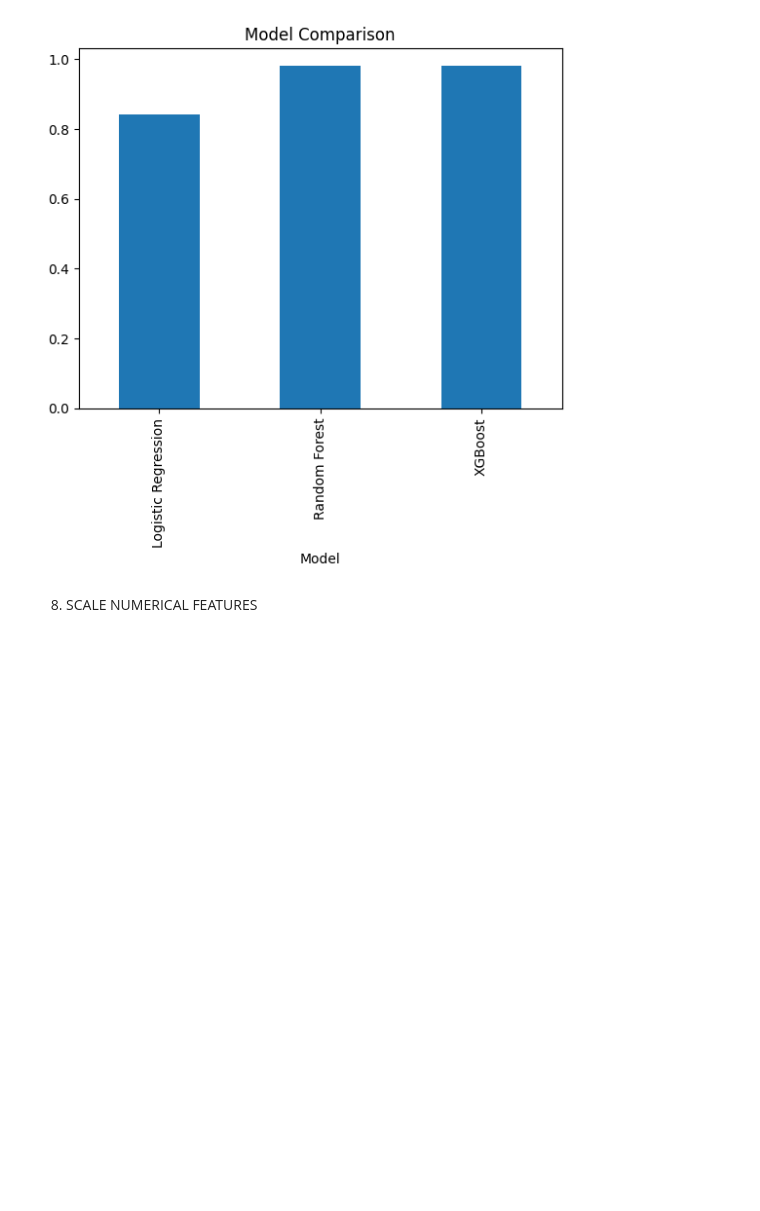
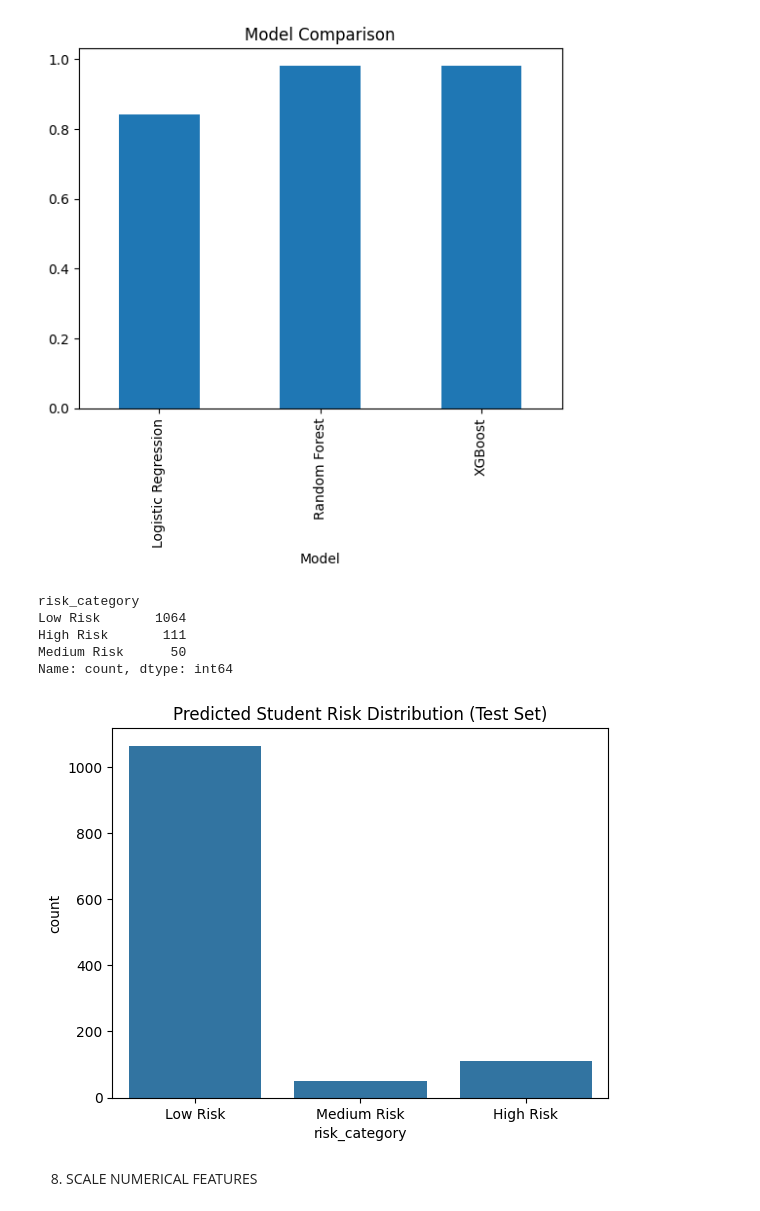
Before and after one commit to KSaubhagya/Prediction-Module, a Jupyter notebook: Risk_Prediction.ipynb, the cells around one changed output. Saved outputs shown, nothing was run; the diff lists cells and outputs as text; code cells hidden in the pictures; blank space fills up the shorter version.

```diff
--- a/Risk_Prediction.ipynb
+++ b/Risk_Prediction.ipynb
@@ -297,8 +350,6 @@ Name: count, dtype: int64
 features = [
     "attendance_percentage",
     "assessment_score",
-    "assessment_ratio",
-    "weighted_score",
     "click_count",
     "login_frequency",
     "time_spent_lms",
@@ -310,7 +361,7 @@ features = [
     "week_number"
 ]
 # %%
-target = "risk_category"
+target = "target_fail"
 # %%
 # encode target
 from sklearn.preprocessing import LabelEncoder
@@ -369,13 +409,10 @@ Please also refer to the documentation for alternative solver options:
 # %%
 #Random Forest
 from sklearn.ensemble import RandomForestClassifier
-rf = RandomForestClassifier(
-    n_estimators=200,
-    random_state=42
-)
-
+rf = RandomForestClassifier(n_estimators=200, random_state=42)
 rf.fit(X_train, y_train)
 pred_rf = rf.predict(X_test)
+proba_rf = rf.predict_proba(X_test)[:, 1]   # P(fail)
 print("Accuracy:", accuracy_score(y_test, pred_rf))
 print(classification_report(y_test, pred_rf))
 # %% [output]
@@ -406,14 +522,13 @@ plt.show()
 from xgboost import XGBClassifier
 
 xgb = XGBClassifier(
-    objective="multi:softmax",
-    num_class=3,
-    random_state=42,
-    eval_metric="mlogloss"
+    objective="binary:logistic",
+    eval_metric="logloss",
+    random_state=42
 )
-
 xgb.fit(X_train, y_train)
 pred_xgb = xgb.predict(X_test)
+proba_xgb = xgb.predict_proba(X_test)[:, 1]   # P(fail)
 print("Accuracy:", accuracy_score(y_test, pred_xgb))
 print(classification_report(y_test, pred_xgb))
 # %% [output]
@@ -470,6 +584,46 @@ plt.show()
 1        Random Forest  0.981224
 2              XGBoost  0.982041
 [figure]
+# %%
+# ---------- Convert failure probability to risk level ----------
+
+# Choose the best model's probabilities (swap in proba_rf or proba_lr if preferred)
+fail_proba = proba_xgb
+
+# Thresholds based on early-warning-system literature: students with
+# >=60% predicted failure probability are flagged High Risk, 30-59% Medium,
+# <30% Low. Adjust these cut points to match the specific papers you're citing.
+def assign_risk_from_prob(p):
+    if p >= 0.60:
+        return "High Risk"
+    elif p >= 0.30:
+        return "Medium Risk"
+    else:
+        return "Low Risk"
+
+risk_labels = pd.Series(fail_proba).apply(assign_risk_from_prob)
+
+results_df = X_test.copy()
+results_df["actual_fail"] = y_test.values
+results_df["predicted_fail_proba"] = fail_proba
+results_df["risk_category"] = risk_labels.values
+
+print(results_df["risk_category"].value_counts())
+
+sns.countplot(
+    data=results_df,
+    x="risk_category",
+    order=["Low Risk", "Medium Risk", "High Risk"]
+)
+plt.title("Predicted Student Risk Distribution (Test Set)")
+plt.show()
+# %% [output]
+risk_category
+Low Risk       1064
+High Risk       111
+Medium Risk      50
+Name: count, dtype: int64
+[figure, added]
 # %% [markdown]
 8. SCALE NUMERICAL FEATURES
 # %%
```
Also changed, not shown: parts of 21 cells of this notebook.
